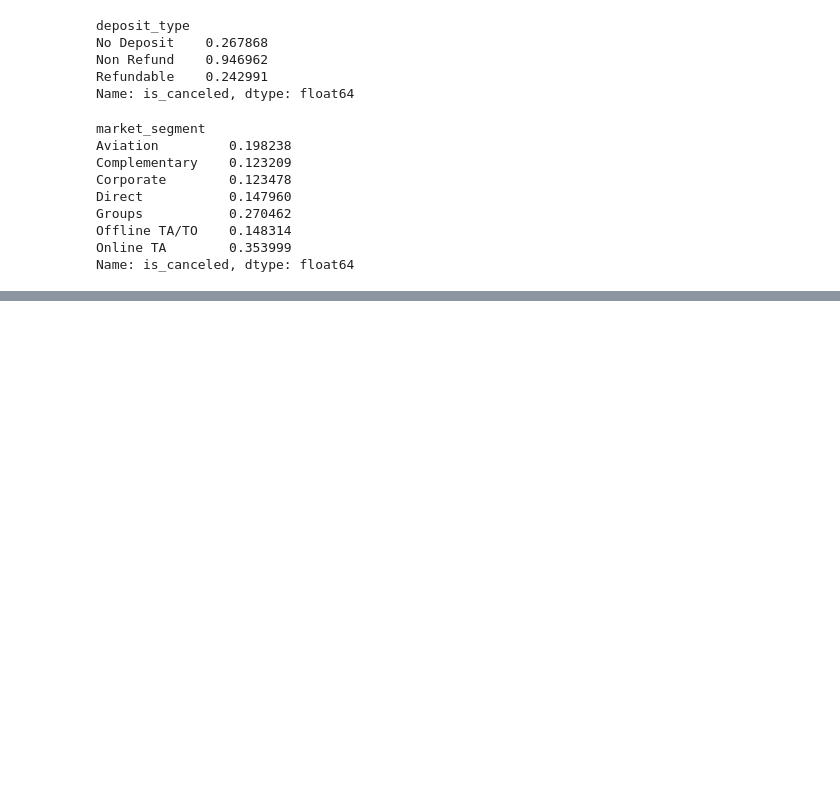
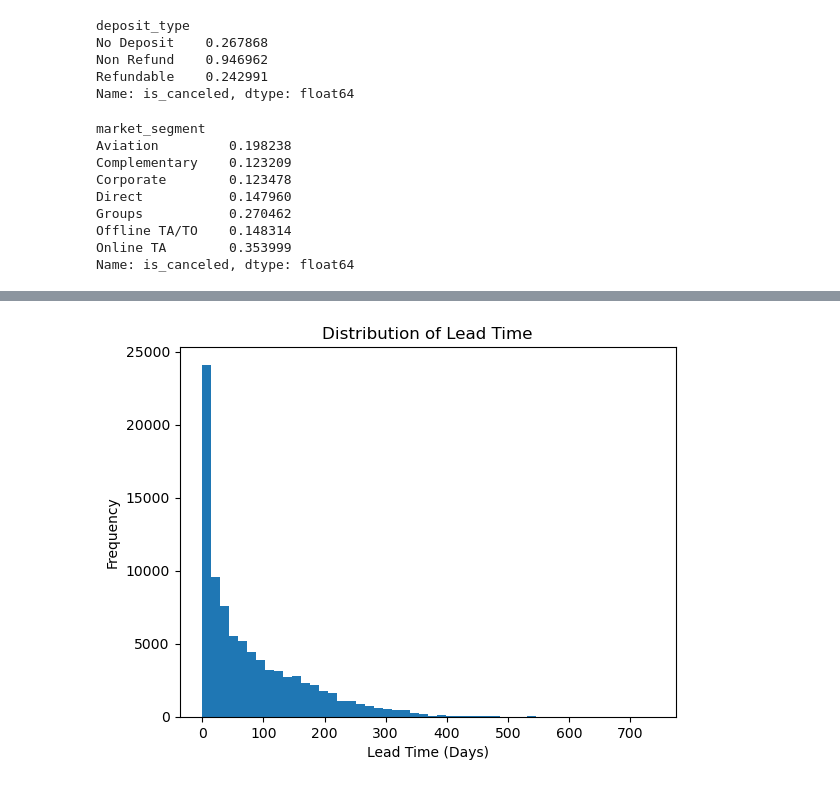
Before and after one commit to Shadman-Shakib-Nihan/Data_Analysis_Python, a Jupyter notebook: main.ipynb, the cells around one changed output, grey strips where cells are left out. Saved outputs shown, nothing was run; the diff lists cells and outputs as text; code cells hidden in the pictures; blank space fills up the shorter version.

```diff
--- a/main.ipynb
+++ b/main.ipynb
@@ -427,0 +469,9 @@ plt.show()
+# %%
+plt.hist(df['lead_time'], bins=50)
+
+plt.title("Distribution of Lead Time")
+plt.xlabel("Lead Time (Days)")
+plt.ylabel("Frequency")
+plt.show()
+# %% [output]
+[figure, added]
```
Also changed, not shown: parts of 11 cells of this notebook.
